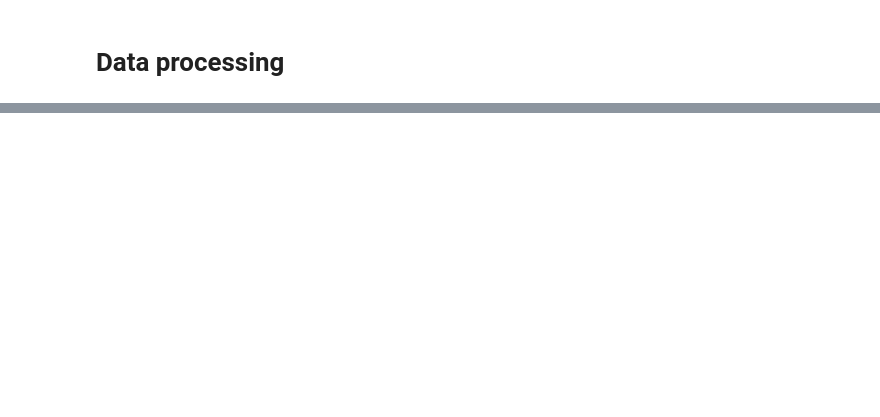
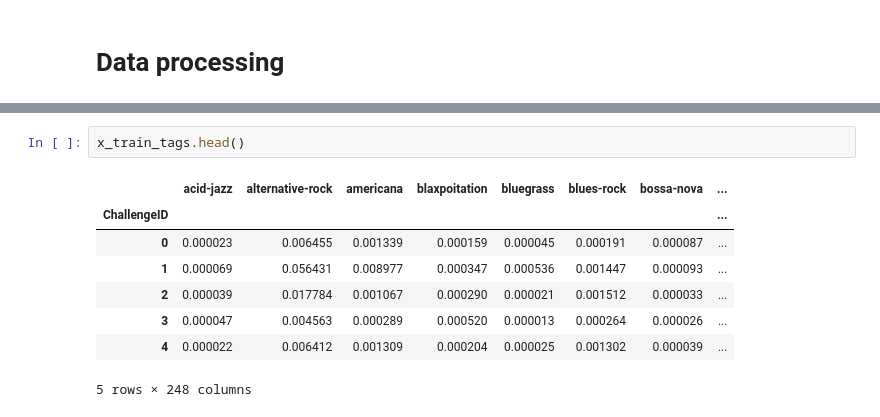
Before and after one commit to jizekki/mewo, a Jupyter notebook: mewo.ipynb, the cells around one changed output, grey strips where cells are left out. Drawn from its saved outputs; the diff is of its cells as text; blank space fills up the shorter version.

```diff
--- a/mewo.ipynb
+++ b/mewo.ipynb
@@ -154,0 +83,11 @@ trained_dataframe
+# %%
+x_train_tags.head()
+# %% [output]
+|  | acid-jazz | alternative-rock | americana | blaxpoitation | bluegrass | blues-rock | bossa-nova | ... |
+| ChallengeID |  |  |  |  |  |  |  | ... |
+| 0 | 0.000023 | 0.006455 | 0.001339 | 0.000159 | 0.000045 | 0.000191 | 0.000087 | ... |
+| 1 | 0.000069 | 0.056431 | 0.008977 | 0.000347 | 0.000536 | 0.001447 | 0.000093 | ... |
+| 2 | 0.000039 | 0.017784 | 0.001067 | 0.000290 | 0.000021 | 0.001512 | 0.000033 | ... |
+| 3 | 0.000047 | 0.004563 | 0.000289 | 0.000520 | 0.000013 | 0.000264 | 0.000026 | ... |
+| 4 | 0.000022 | 0.006412 | 0.001309 | 0.000204 | 0.000025 | 0.001302 | 0.000039 | ... |
+5 rows × 248 columns
```
Also changed, not shown: parts of 46 cells of this notebook, 2 other files.
